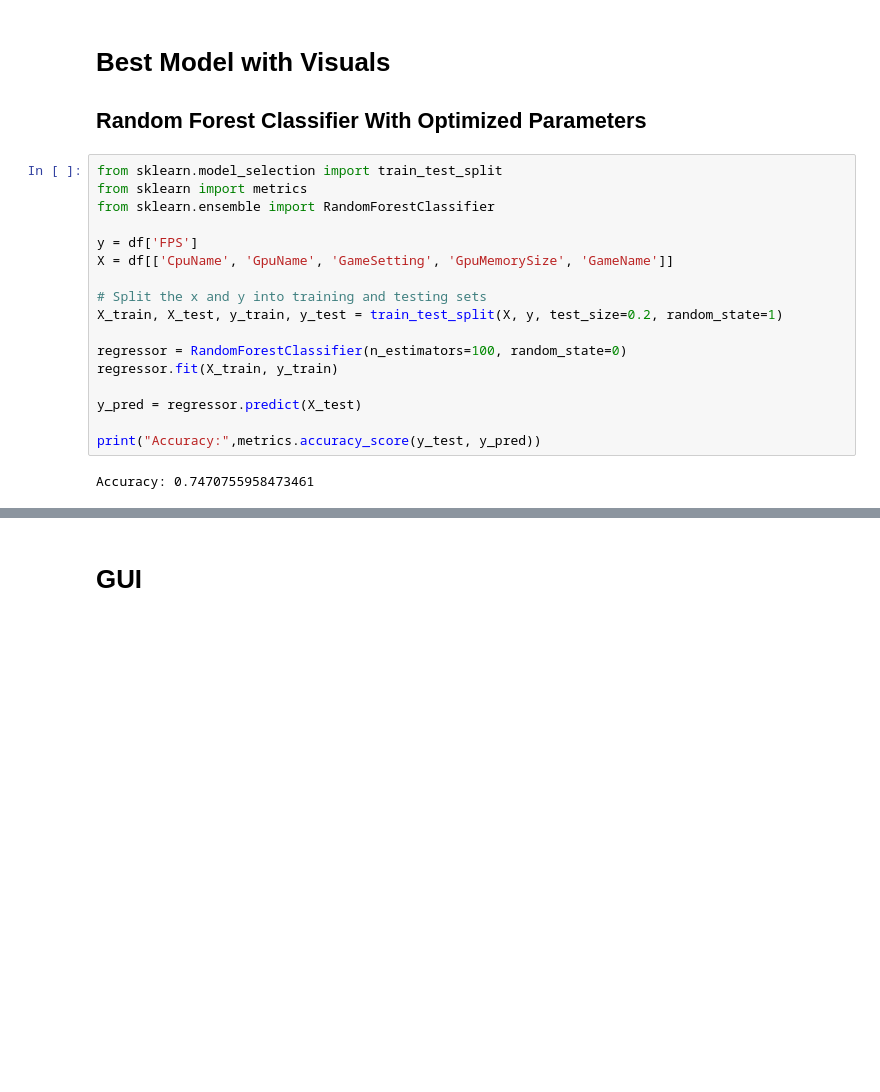
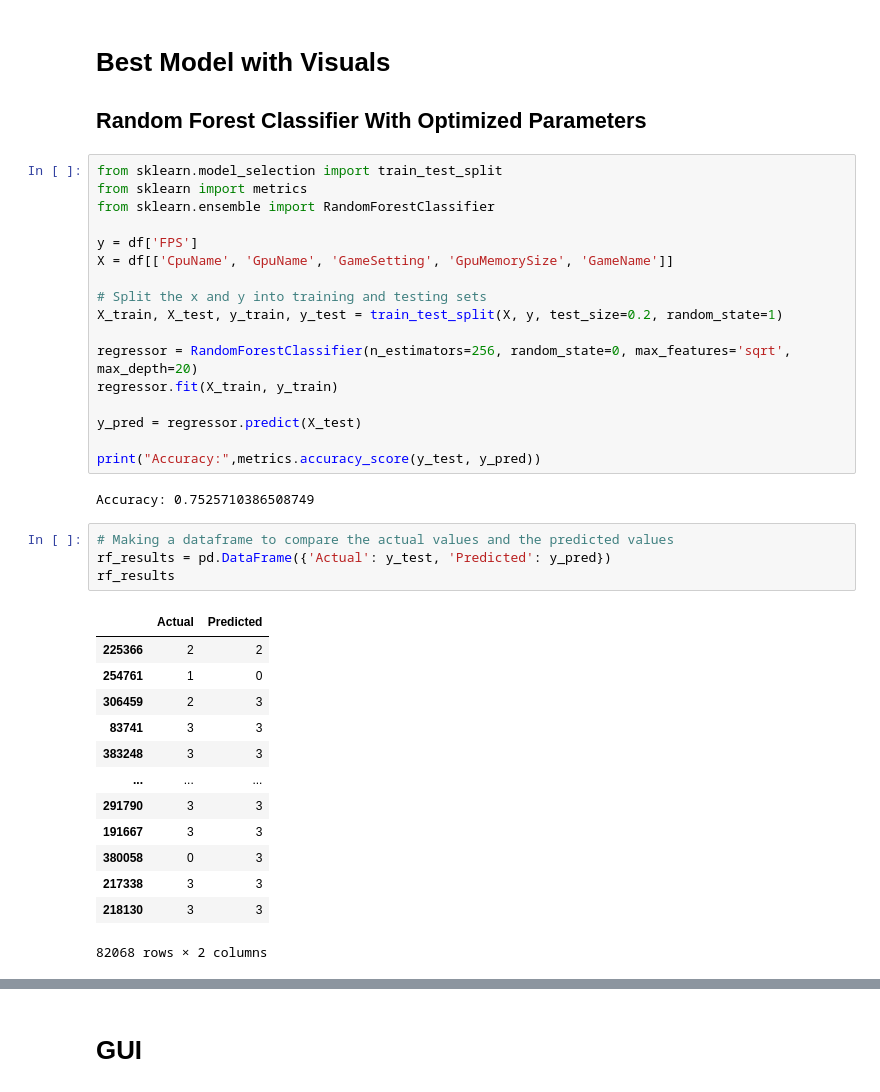
Before and after one commit to TheAidenTv/CS-4403-Project, a Jupyter notebook: CS_4403_Project.ipynb, the cells around one changed output, grey strips where cells are left out. Cells and saved outputs as stored; diff of their text form; blank space fills up the shorter version.

```diff
--- a/CS_4403_Project.ipynb
+++ b/CS_4403_Project.ipynb
@@ -896,14 +896,32 @@ X = df[['CpuName', 'GpuName', 'GameSetting', 'GpuMemorySize', 'GameName']]
 # Split the x and y into training and testing sets
 X_train, X_test, y_train, y_test = train_test_split(X, y, test_size=0.2, random_state=1)
 
-regressor = RandomForestClassifier(n_estimators=100, random_state=0)
+regressor = RandomForestClassifier(n_estimators=256, random_state=0, max_features='sqrt', max_depth=20)
 regressor.fit(X_train, y_train)
 
 y_pred = regressor.predict(X_test)
 
 print("Accuracy:",metrics.accuracy_score(y_test, y_pred))
 # %% [output]
-Accuracy: 0.7470755958473461
+Accuracy: 0.7525710386508749
+# %%
+# Making a dataframe to compare the actual values and the predicted values
+rf_results = pd.DataFrame({'Actual': y_test, 'Predicted': y_pred})
+rf_results
+# %% [output]
+|  | Actual | Predicted |
+| 225366 | 2 | 2 |
+| 254761 | 1 | 0 |
+| 306459 | 2 | 3 |
+| 83741 | 3 | 3 |
+| 383248 | 3 | 3 |
+| ... | ... | ... |
+| 291790 | 3 | 3 |
+| 191667 | 3 | 3 |
+| 380058 | 0 | 3 |
+| 217338 | 3 | 3 |
+| 218130 | 3 | 3 |
+82068 rows × 2 columns
 # %%
 # # Visualise the random forest
 # from sklearn.tree import export_graphviz
```
Also changed, not shown: parts of 9 cells of this notebook.
